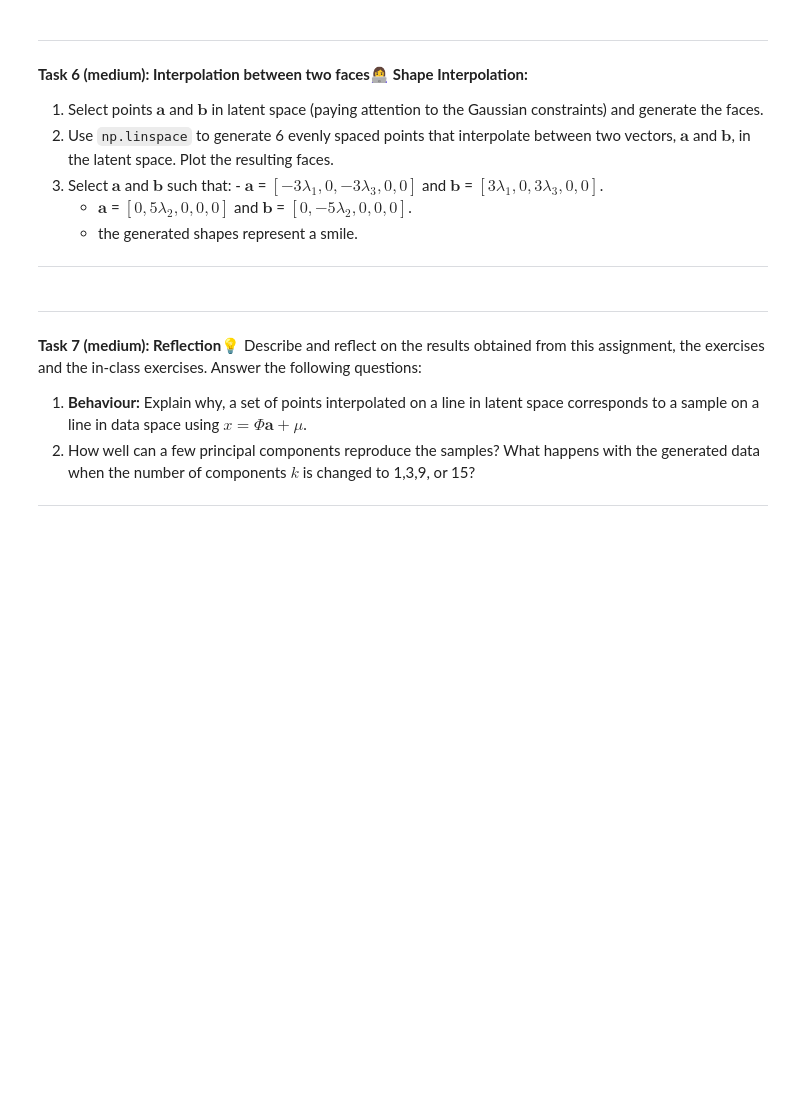
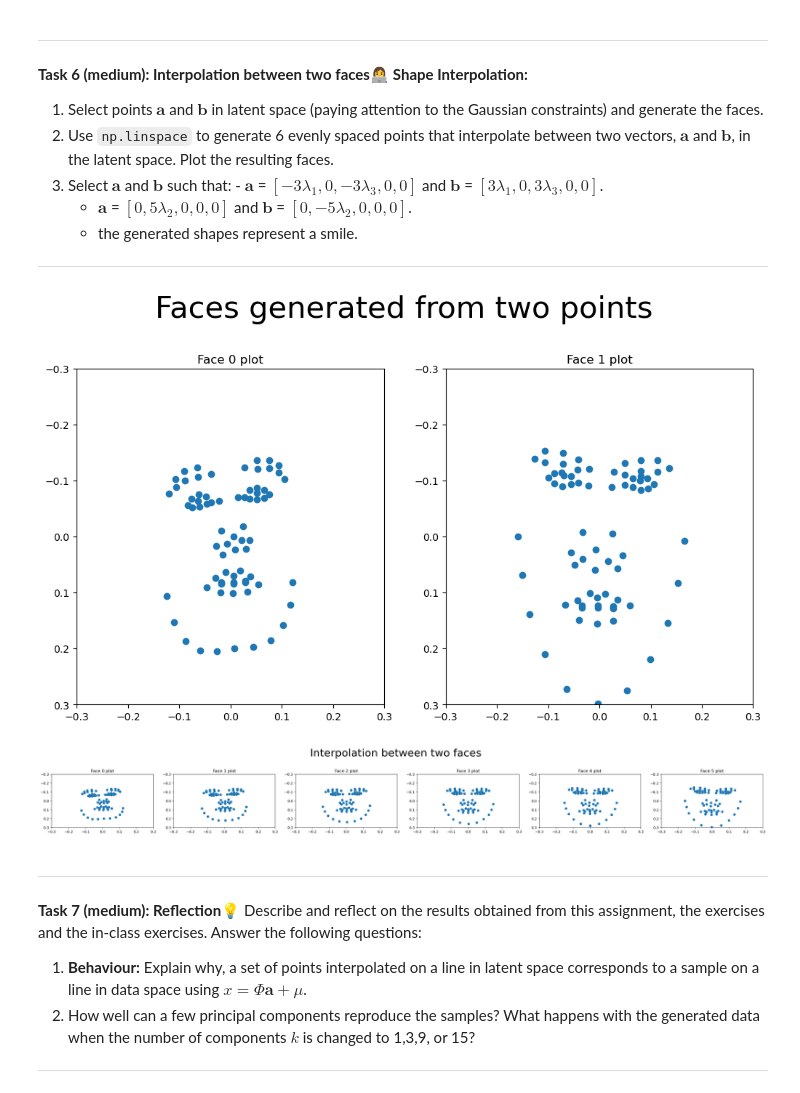
Before and after one commit to Fefa1999/Assignment2_group_16, a Jupyter notebook: Assignment2/02-shape_generation.ipynb, the cells around one changed output. Cells and saved outputs as stored; diff of their text form; code cells hidden in the pictures; blank space fills up the shorter version.

```diff
--- a/Assignment2/02-shape_generation.ipynb
+++ b/Assignment2/02-shape_generation.ipynb
@@ -286,7 +364,28 @@ plt.scatter(d[:, 0], d[:, 1])
 
 ---
 # %%
-# write the implementation for "Interpolation between two faces" here
+# Select latent space points for task
+# a = np.array([3 * np.sqrt(val[0]), 1 * np.sqrt(val[1]), -2 * np.sqrt(val[2]), -1 * np.sqrt(val[3]), -1 * np.sqrt(val[4])])
+# b = np.array([2 * np.sqrt(val[0]), 2 * np.sqrt(val[1]), 2 * np.sqrt(val[2]), 3 * np.sqrt(val[3]), -1 * np.sqrt(val[4])])
+
+a = np.array([-3 * np.sqrt(val[0]), 0, -3 * np.sqrt(val[2]), 0, 0])
+b = np.array([3 * np.sqrt(val[0]), 0, 3 * np.sqrt(val[2]), 0, 0])
+
+# a = np.array([0, 5 * np.sqrt(val[1]), 0, 0, 0])
+# b = np.array([0, -5 * np.sqrt(val[1]), 0, 0, 0])
+
+# Generate faces corresponding to a and b
+face_a = np.dot(comp[:, :n_components], a) + mu
+face_b = np.dot(comp[:, :n_components], b) + mu
+# Plot the two faces
+plot_many_faces([face_a,face_b], name="Faces generated from two points")
+
+interpolations = np.linspace(a, b, num=6)
+faces = [np.dot(comp[:, :n_components], interp) + mu for interp in interpolations]
+plot_many_faces(faces, name="Interpolation between two faces")
+# %% [output]
+[figure, added]
+[figure, added]
 # %% [markdown]
 
 ---
```
Also changed, not shown: parts of 6 cells of this notebook.
